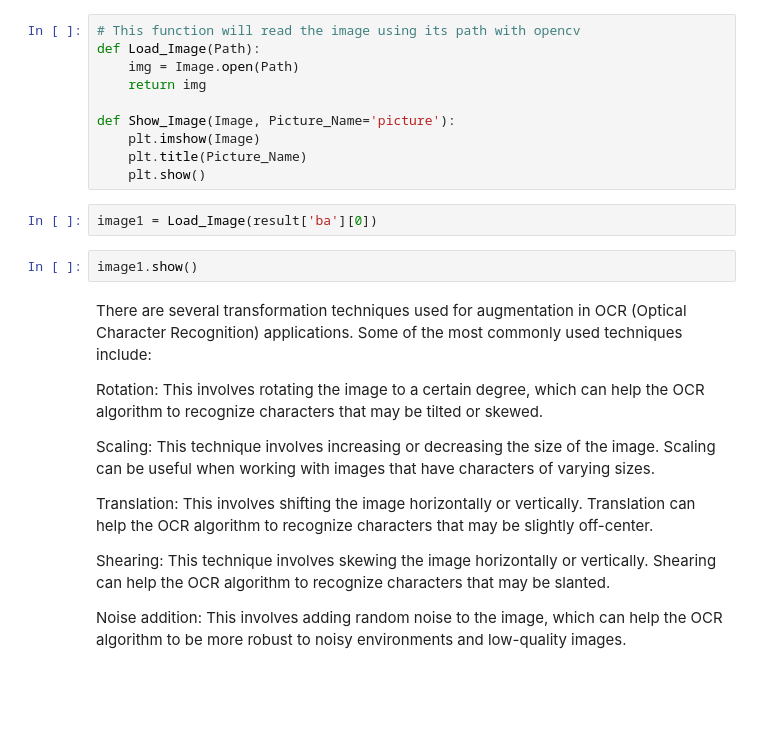
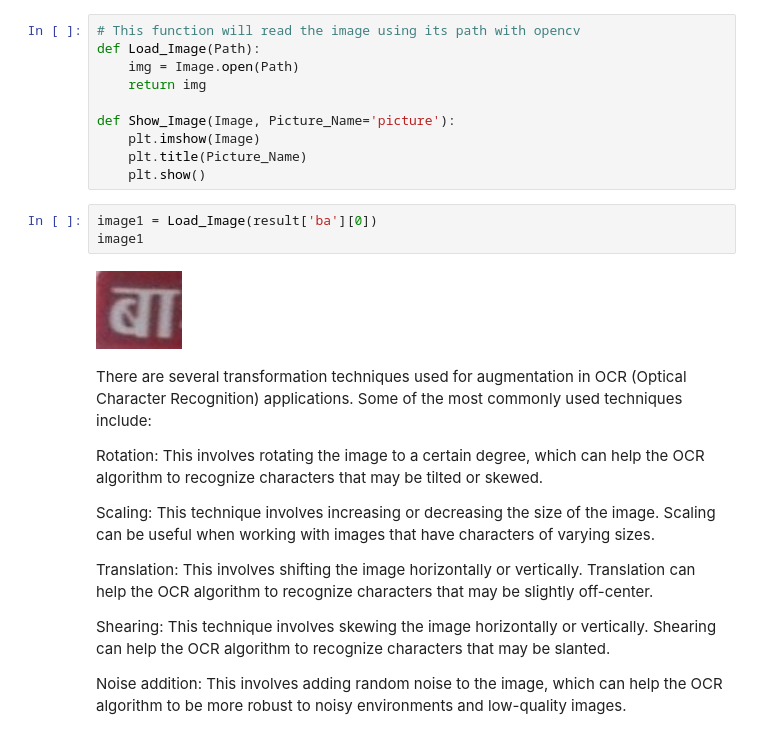
Before and after one commit to ShaileshAdhikari/nepali-text-classification, a Jupyter notebook: image_processing/experiment.ipynb, the cells around one changed output. Saved outputs shown, nothing was run; the diff lists cells and outputs as text; blank space fills up the shorter version.

```diff
--- a/image_processing/experiment.ipynb
+++ b/image_processing/experiment.ipynb
@@ -46,8 +46,9 @@ def Show_Image(Image, Picture_Name='picture'):
     plt.show()
 # %%
 image1 = Load_Image(result['ba'][0])
+image1
+# %% [output]
+[figure, added]
-# %%
-image1.show()
 # %% [markdown]
 There are several transformation techniques used for augmentation in OCR (Optical Character Recognition) applications. Some of the most commonly used techniques include:
 
```
Also changed, not shown: parts of 5 cells of this notebook, 1 other file.
